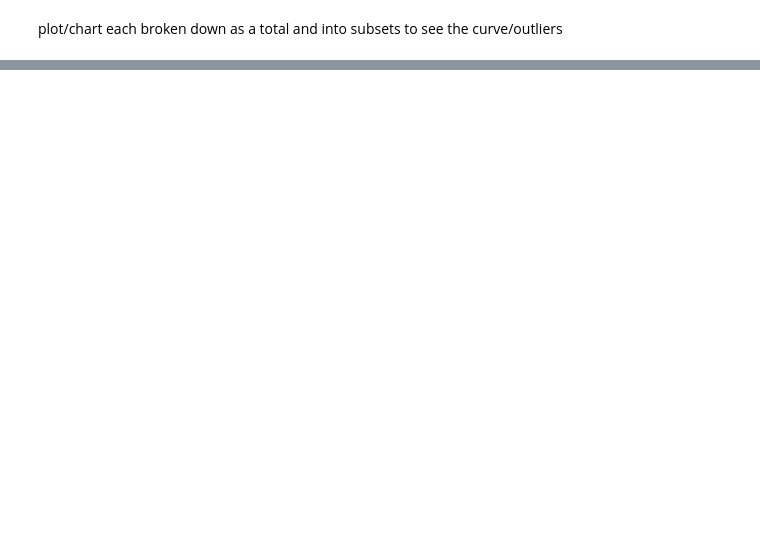
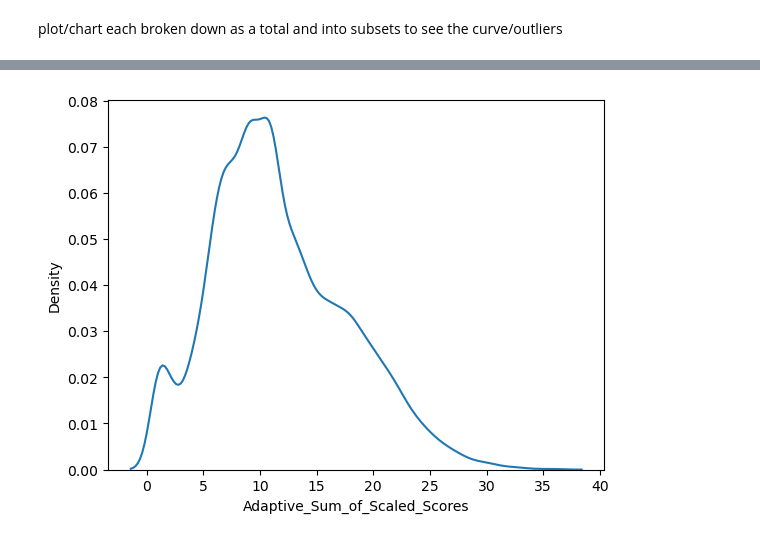
Before and after one commit to NSS-Full-Time-Data-Analytics-11/teis-project-tucker, a Jupyter notebook: ShandenKey.ipynb, the cells around one changed output, grey strips where cells are left out. Saved outputs shown, nothing was run; the diff lists cells and outputs as text; code cells hidden in the pictures; blank space fills up the shorter version.

```diff
--- a/ShandenKey.ipynb
+++ b/ShandenKey.ipynb
@@ -398,0 +414,4 @@ plot/chart each broken down as a total and into subsets to see the curve/outlier
+# %%
+sns.kdeplot(adaptive_domain['Adaptive_Sum_of_Scaled_Scores']);
+# %% [output]
+[figure, added]
```
Also changed, not shown: parts of 11 cells of this notebook.
